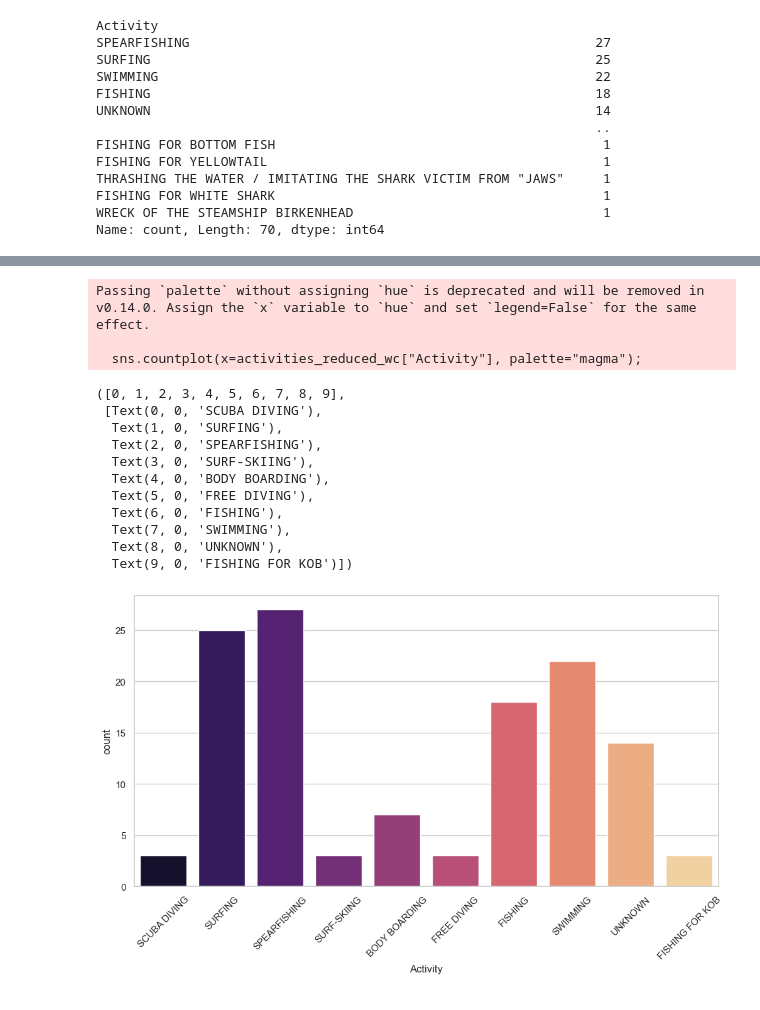
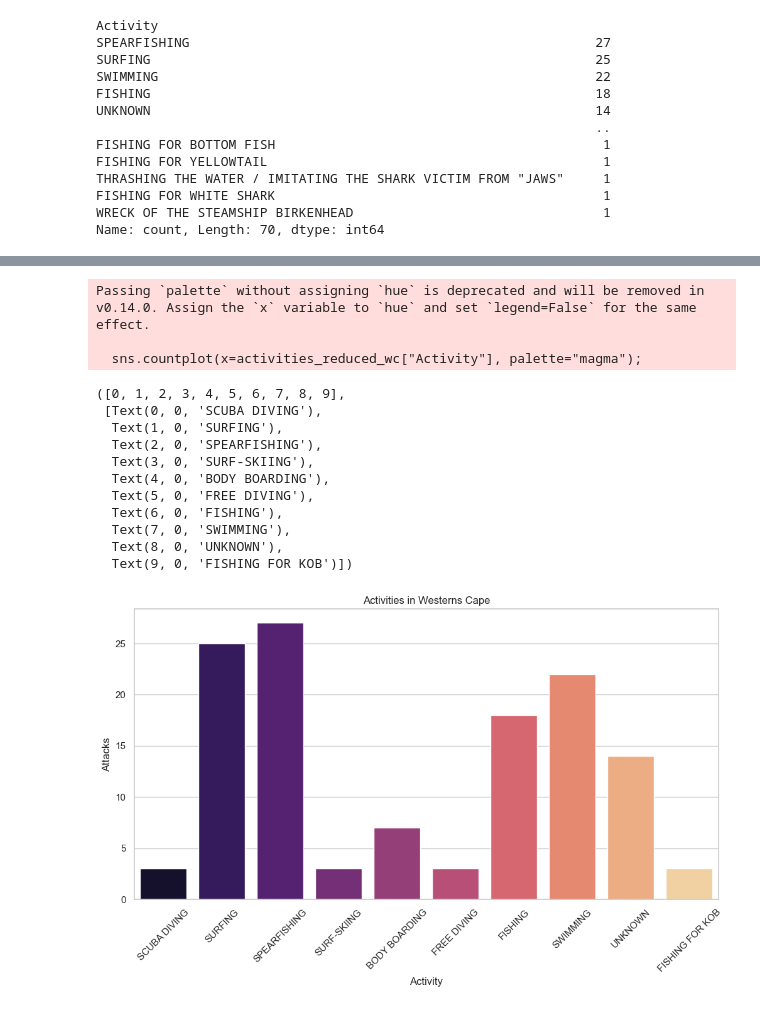
Before and after one commit to Miquelpg6/SHARKS_PROJECT, a Jupyter notebook: Shark Attacks.ipynb, the cells around one changed output, grey strips where cells are left out. Saved outputs shown, nothing was run; the diff lists cells and outputs as text; code cells hidden in the pictures.

```diff
--- a/Shark Attacks.ipynb
+++ b/Shark Attacks.ipynb
@@ -469,29 +494,33 @@ Name: count, dtype: int64
 # %%
 # Western Cape Province Dangerous Activity and wich month should you avoid doing it
 
 activity_count = western_cape_province["Activity"].value_counts()
 filtered_activities = activity_count[activity_count >= 3].index
 activities_reduced_wc = western_cape_province[western_cape_province["Activity"].isin(filtered_activities)]
 
 
 sns.countplot(x=activities_reduced_wc["Activity"], palette="magma");
+plt.xlabel('Activity')
+plt.ylabel('Attacks')
+plt.title('Activities in Westerns Cape')
+
 plt.xticks(rotation=45)
 # %% [output]
 Passing `palette` without assigning `hue` is deprecated and will be removed in v0.14.0. Assign the `x` variable to `hue` and set `legend=False` for the same effect.
 
   sns.countplot(x=activities_reduced_wc["Activity"], palette="magma");
 ([0, 1, 2, 3, 4, 5, 6, 7, 8, 9],
  [Text(0, 0, 'SCUBA DIVING'),
   Text(1, 0, 'SURFING'),
   Text(2, 0, 'SPEARFISHING'),
   Text(3, 0, 'SURF-SKIING'),
   Text(4, 0, 'BODY BOARDING'),
   Text(5, 0, 'FREE DIVING'),
   Text(6, 0, 'FISHING'),
   Text(7, 0, 'SWIMMING'),
   Text(8, 0, 'UNKNOWN'),
   Text(9, 0, 'FISHING FOR KOB')])
-[figure, old version]
+[figure, new version]
 # %%
 #WESTERN CAPE PROVINCE DANGEROUS ACTIVITIES --> SPEARFISHING
 
```
Also changed, not shown: parts of 8 cells of this notebook, 7 other files.
